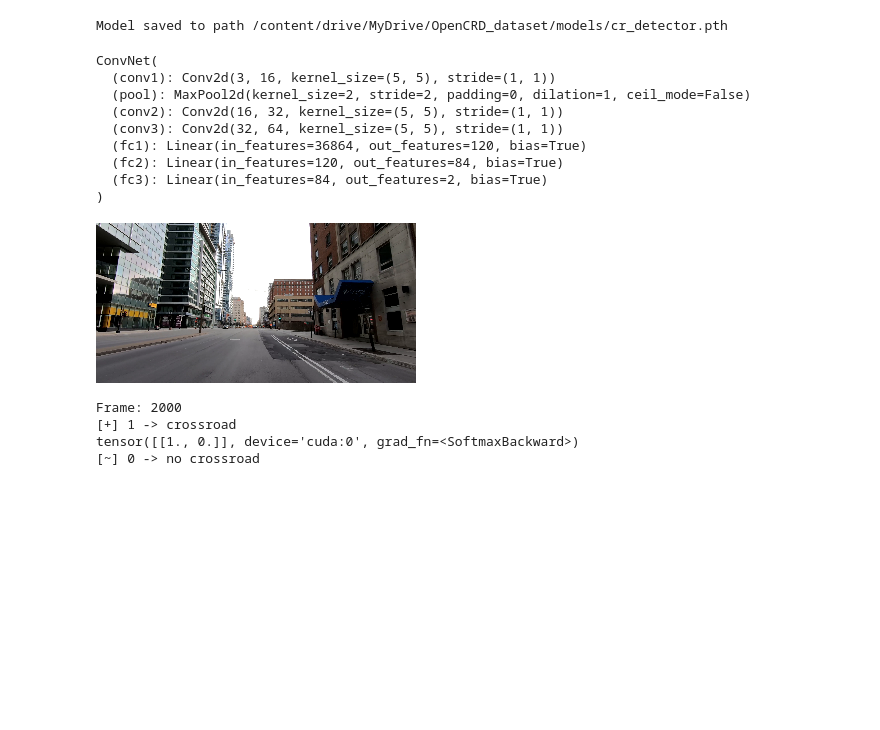
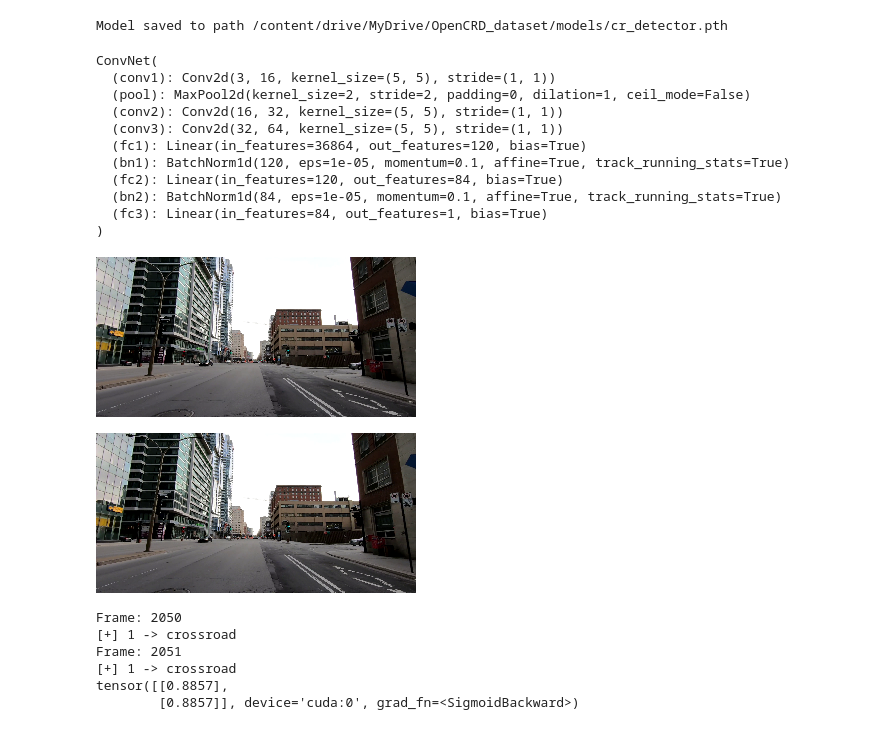
Before and after one commit to pAplakidis/OpenCRD, a Jupyter notebook: notebooks/train_test_googlecolab.ipynb, the cells around one changed output. Saved outputs shown, nothing was run; the diff lists cells and outputs as text; code cells hidden in the pictures; blank space fills up the shorter version.

Commit message:
added batch nomralization, training successful, accruacy 99.9

```diff
--- a/notebooks/train_test_googlecolab.ipynb
+++ b/notebooks/train_test_googlecolab.ipynb
@@ -162,29 +149,27 @@ class ConvNet(nn.Module):
     self.H = H
 
     # Convolutional Layers
-    #self.conv1 = nn.Conv2d(3, 6, 5)
-    #self.pool = nn.MaxPool2d(2, 2)
-    #self.conv2 = nn.Conv2d(6, 16, 5)
-
     self.conv1 = nn.Conv2d(3, 16, 5)
     self.pool = nn.MaxPool2d(2, 2)
     self.conv2 = nn.Conv2d(16, 32, 5)
     self.conv3 = nn.Conv2d(32, 64, 5)
 
     # Fully connected layers
-    #self.fc1 = nn.Linear(16 * 117 * 157, 120)  # for 640x480 image 16 channels
     self.fc1 = nn.Linear(64 * 16 * 36, 120)     # for 320x160 image 64 channels
+    self.bn1 = nn.BatchNorm1d(num_features=120)
     self.fc2 = nn.Linear(120, 84)
+    self.bn2 = nn.BatchNorm1d(num_features=84)
     self.fc3 = nn.Linear(84, 1)
 
+  # TODO: add batch normalization to the linear layers and see if that changes anything
   def forward(self, x):
     x = self.pool(F.relu(self.conv1(x)))
     x = self.pool(F.relu(self.conv2(x)))
     x = self.pool(F.relu(self.conv3(x)))
     #print(x.shape)
     x = x.view(-1, self.num_flat_features(x))
-    x = F.relu(self.fc1(x)) # TODO:  mat1 and mat2 shapes cannot be multiplied (1x293904 and 4915200x120), FIX IT
-    x = F.relu(self.fc2(x))
+    x = F.relu(self.bn1(self.fc1(x)))
+    x = F.relu(self.bn2(self.fc2(x)))
     x = F.sigmoid(self.fc3(x))
     return x
 
@@ -326,12 +312,8 @@ print("Model saved to path", model_path)
 # %% [output]
 Model saved to path /content/drive/MyDrive/OpenCRD_dataset/models/cr_detector.pth
 # %%
-# TODO: save/load properly for training with different datasets
-# load model for finetuing/retraining
-# TODO: write a function to automate the training process for all videos in path
-
+# load the model
 model_path = "/content/drive/MyDrive/OpenCRD_dataset/models/cr_detector.pth"
-#model_path = "/content/drive/MyDrive/OpenCRD_dataset/models/cr_detector_2.pth"
 model = ConvNet()
 model.load_state_dict(torch.load(model_path))
 model.train()  # for training on new dataset
@@ -344,44 +326,55 @@ ConvNet(
   (conv2): Conv2d(16, 32, kernel_size=(5, 5), stride=(1, 1))
   (conv3): Conv2d(32, 64, kernel_size=(5, 5), stride=(1, 1))
   (fc1): Linear(in_features=36864, out_features=120, bias=True)
+  (bn1): BatchNorm1d(120, eps=1e-05, momentum=0.1, affine=True, track_running_stats=True)
   (fc2): Linear(in_features=120, out_features=84, bias=True)
-  (fc3): Linear(in_features=84, out_features=2, bias=True)
+  (bn2): BatchNorm1d(84, eps=1e-05, momentum=0.1, affine=True, track_running_stats=True)
+  (fc3): Linear(in_features=84, out_features=1, bias=True)
 )
 # %%
 from google.colab.patches import cv2_imshow
 
-#eval_path = "/content/drive/MyDrive/OpenCRD_dataset/city_2.mp4"
 eval_path = "/content/drive/MyDrive/OpenCRD_dataset/city_1.mp4"
 log_path = eval_path[:-4] + ".txt"
 
 with open(log_path, "r") as log_file:
   eval_labels = log_file.read().split("\n")[:-1]
   log_file.close()
 
 frames = pims.Video(eval_path, format="mp4")
-idx = 2000
+idx = 2050
 
-frame = cv2.resize(cv2.cvtColor(frames[idx], cv2.COLOR_BGR2RGB), (W,H))
-cv2_imshow(frame)
+frame1 = cv2.resize(cv2.cvtColor(frames[idx], cv2.COLOR_BGR2RGB), (W,H))
+frame2 = cv2.resize(cv2.cvtColor(frames[idx+1], cv2.COLOR_BGR2RGB), (W,H))
+cv2_imshow(frame1)
+cv2_imshow(frame2)
 print("Frame:", idx)
 print("[+]", eval_labels[idx], "->", LABEL_DICT[int(eval_labels[idx])])
+print("Frame:", idx+1)
+print("[+]", eval_labels[idx+1], "->", LABEL_DICT[int(eval_labels[idx+1])])
 
 # forward to model
-X_test = np.moveaxis(frame, -1, 0)
+# NOTE: since we are using batch normalization, we need more than 1 images
+X_test1 = np.moveaxis(frame1, -1, 0)
+X_test2 = np.moveaxis(frame1, -1, 0)
+X_test = []
+X_test.append(X_test1)
+X_test.append(X_test2)
+X_test = np.array(X_test)
 X = torch.tensor(X_test).float().to(device)
-X = X.unsqueeze(0)
-#print(X.shape)
 
+model.eval()
 Y_pred = model(X)
-print(F.softmax(Y_pred))
-print("[~]", torch.argmax(F.softmax(Y_pred), dim=1).item(), "->", LABEL_DICT[torch.argmax(F.softmax(Y_pred), dim=1).item()])
-#print("[~]", Y_pred.item(), "->", LABEL_DICT[int(round(Y_pred.item()))])
+print(Y_pred)
 # %% [output]
-[figure, old version]
+[figure, new version]
+[figure, added]
-Frame: 2000
+Frame: 2050
 [+] 1 -> crossroad
-tensor([[1., 0.]], device='cuda:0', grad_fn=<SoftmaxBackward>)
-[~] 0 -> no crossroad
+Frame: 2051
+[+] 1 -> crossroad
+tensor([[0.8857],
+        [0.8857]], device='cuda:0', grad_fn=<SigmoidBackward>)
 # %%
 # evaluate whole video
 cap = cv2.VideoCapture(eval_path)
```
Also changed, not shown: parts of 5 cells of this notebook.
